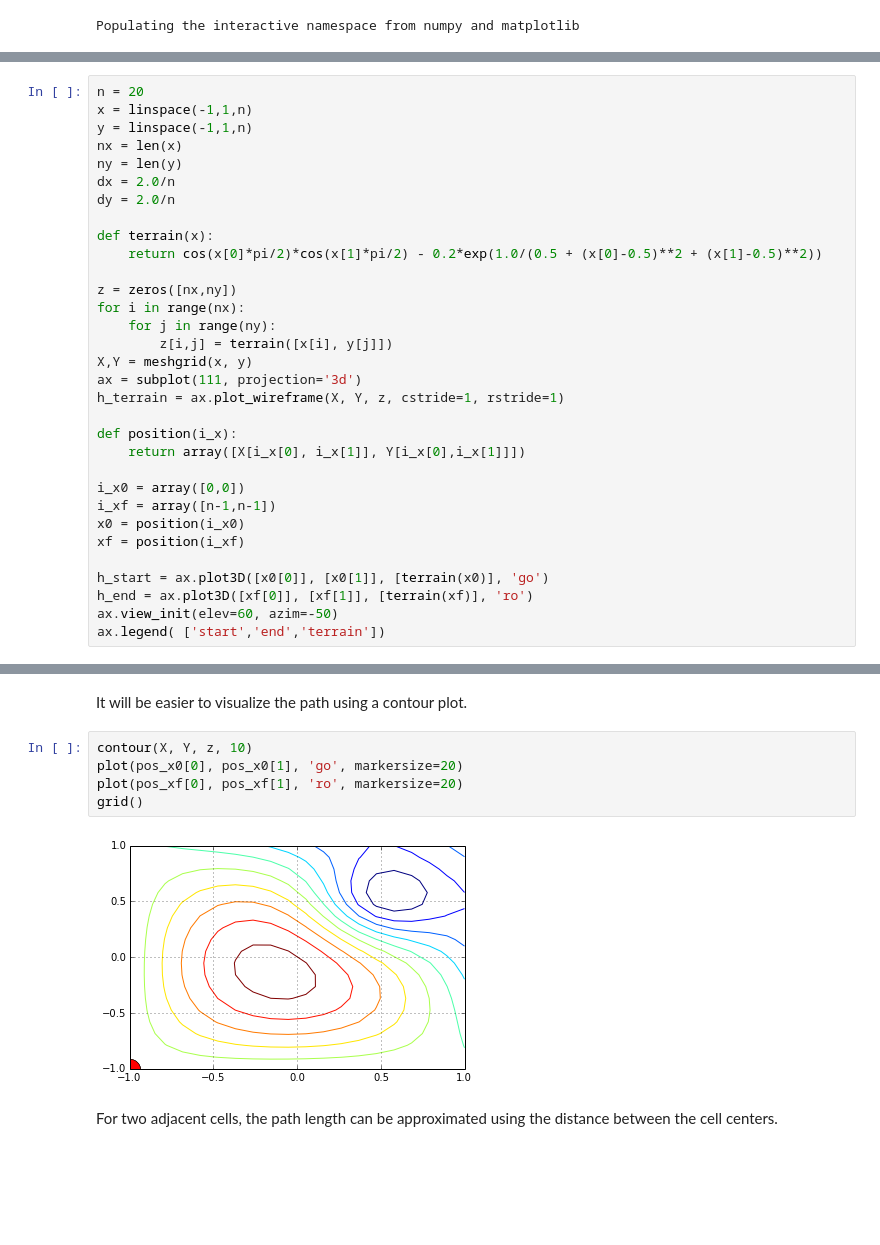
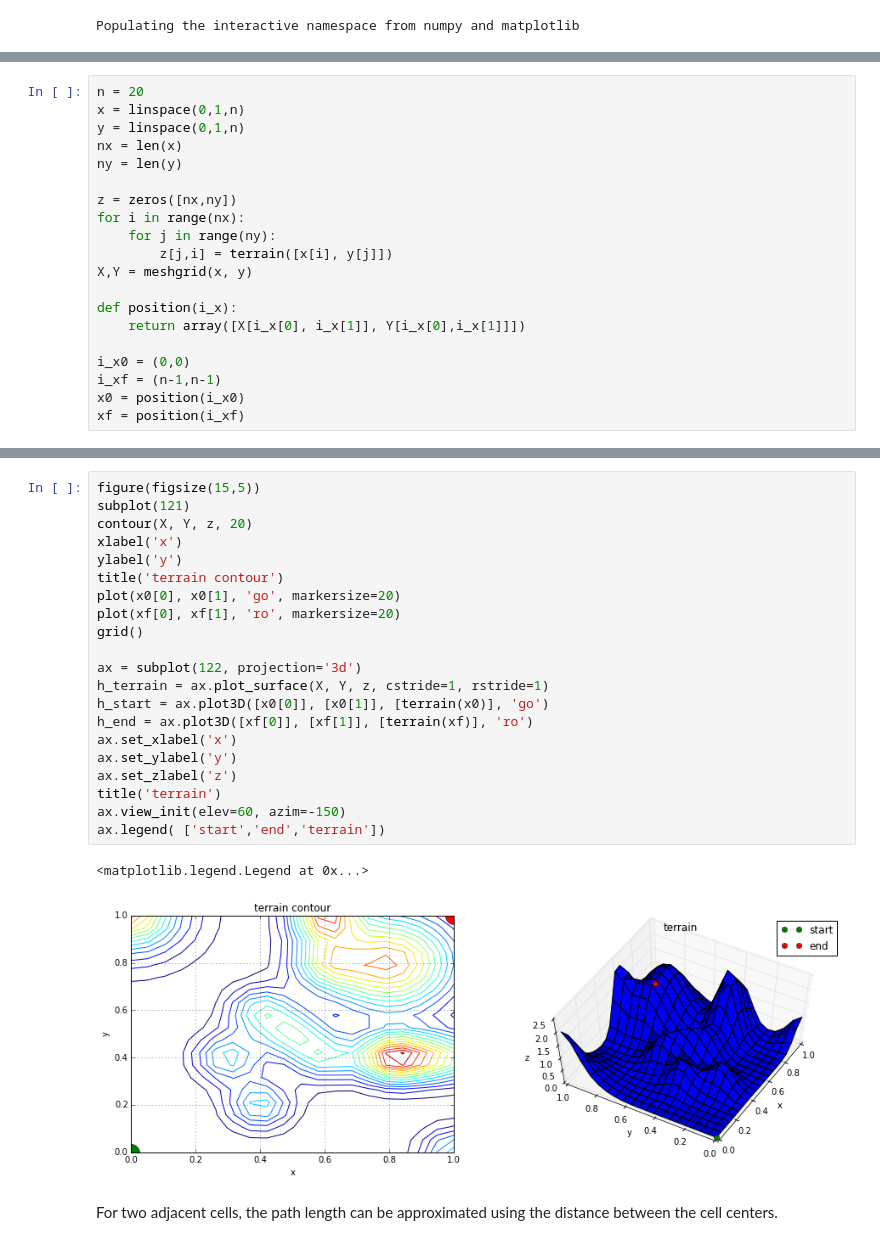
Before and after one commit to jgoppert/control-systems, a Jupyter notebook: HJB Equation.ipynb, the cells around one changed output, grey strips where cells are left out. Saved outputs shown, nothing was run; the diff lists cells and outputs as text; blank space fills up the shorter version.

```diff
--- a/HJB Equation.ipynb
+++ b/HJB Equation.ipynb
@@ -36,32 +64,20 @@ Let us solve the problem of computing the shortest path around a hilly terrain.
 # %%
 n = 20
-x = linspace(-1,1,n)
-y = linspace(-1,1,n)
+x = linspace(0,1,n)
+y = linspace(0,1,n)
 nx = len(x)
 ny = len(y)
-dx = 2.0/n
-dy = 2.0/n
-
-def terrain(x):
-    return cos(x[0]*pi/2)*cos(x[1]*pi/2) - 0.2*exp(1.0/(0.5 + (x[0]-0.5)**2 + (x[1]-0.5)**2))
 
 z = zeros([nx,ny])
 for i in range(nx):
     for j in range(ny):
-        z[i,j] = terrain([x[i], y[j]])
+        z[j,i] = terrain([x[i], y[j]])
 X,Y = meshgrid(x, y)
-ax = subplot(111, projection='3d')
-h_terrain = ax.plot_wireframe(X, Y, z, cstride=1, rstride=1)
 
 def position(i_x):
     return array([X[i_x[0], i_x[1]], Y[i_x[0],i_x[1]]])
 
-i_x0 = array([0,0])
-i_xf = array([n-1,n-1])
+i_x0 = (0,0)
+i_xf = (n-1,n-1)
 x0 = position(i_x0)
 xf = position(i_xf)
-
-h_start = ax.plot3D([x0[0]], [x0[1]], [terrain(x0)], 'go')
-h_end = ax.plot3D([xf[0]], [xf[1]], [terrain(xf)], 'ro')
-ax.view_init(elev=60, azim=-50)
-ax.legend( ['start','end','terrain'])
@@ -71,12 +84,27 @@ ax.legend( ['start','end','terrain'])
-# %% [markdown]
-It will be easier to visualize the path using a contour plot.
-# %%
-contour(X, Y, z, 10)
-plot(pos_x0[0], pos_x0[1], 'go', markersize=20)
-plot(pos_xf[0], pos_xf[1], 'ro', markersize=20)
-grid()
-# %% [output]
-[figure, removed]
+# %%
+figure(figsize(15,5))
+subplot(121)
+contour(X, Y, z, 20)
+xlabel('x')
+ylabel('y')
+title('terrain contour')
+plot(x0[0], x0[1], 'go', markersize=20)
+plot(xf[0], xf[1], 'ro', markersize=20)
+grid()
+
+ax = subplot(122, projection='3d')
+h_terrain = ax.plot_surface(X, Y, z, cstride=1, rstride=1)
+h_start = ax.plot3D([x0[0]], [x0[1]], [terrain(x0)], 'go')
+h_end = ax.plot3D([xf[0]], [xf[1]], [terrain(xf)], 'ro')
+ax.set_xlabel('x')
+ax.set_ylabel('y')
+ax.set_zlabel('z')
+title('terrain')
+ax.view_init(elev=60, azim=-150)
+ax.legend( ['start','end','terrain'])
+# %% [output]
+<matplotlib.legend.Legend at 0x...>
+[figure, added]
 # %% [markdown]
 For two adjacent cells, the path length can be approximated using the distance between the cell centers.
 # %%
```
Also changed, not shown: parts of 10 cells of this notebook.
